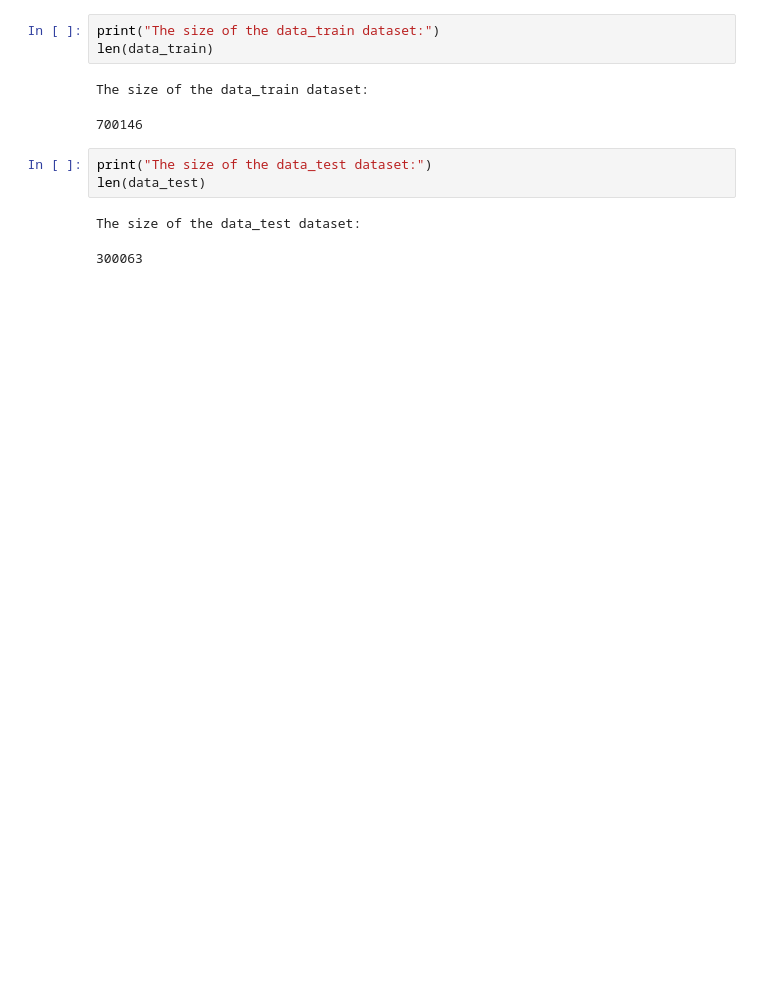
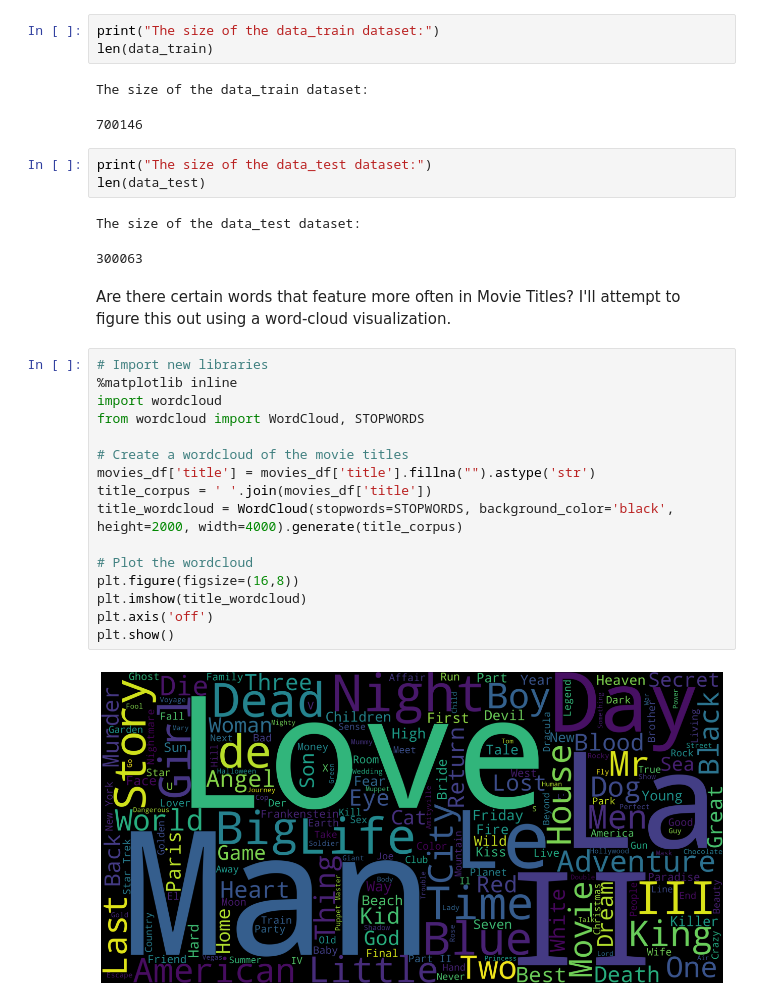
Before and after one commit to cifiyoo/hwt-project, a Jupyter notebook: hwt-project.ipynb, the cells around one changed output. Cells and saved outputs as stored; diff of their text form; blank space fills up the shorter version.

```diff
--- a/hwt-project.ipynb
+++ b/hwt-project.ipynb
@@ -523,3 +523,23 @@ len(data_test)
 # %% [output]
 The size of the data_test dataset:
 300063
+# %% [markdown]
+Are there certain words that feature more often in Movie Titles? I'll attempt to figure this out using a word-cloud visualization.
+# %%
+# Import new libraries
+%matplotlib inline
+import wordcloud
+from wordcloud import WordCloud, STOPWORDS
+
+# Create a wordcloud of the movie titles
+movies_df['title'] = movies_df['title'].fillna("").astype('str')
+title_corpus = ' '.join(movies_df['title'])
+title_wordcloud = WordCloud(stopwords=STOPWORDS, background_color='black', height=2000, width=4000).generate(title_corpus)
+
+# Plot the wordcloud
+plt.figure(figsize=(16,8))
+plt.imshow(title_wordcloud)
+plt.axis('off')
+plt.show()
+# %% [output]
+[figure, added]
```
Also changed, not shown: parts of 11 cells of this notebook.
